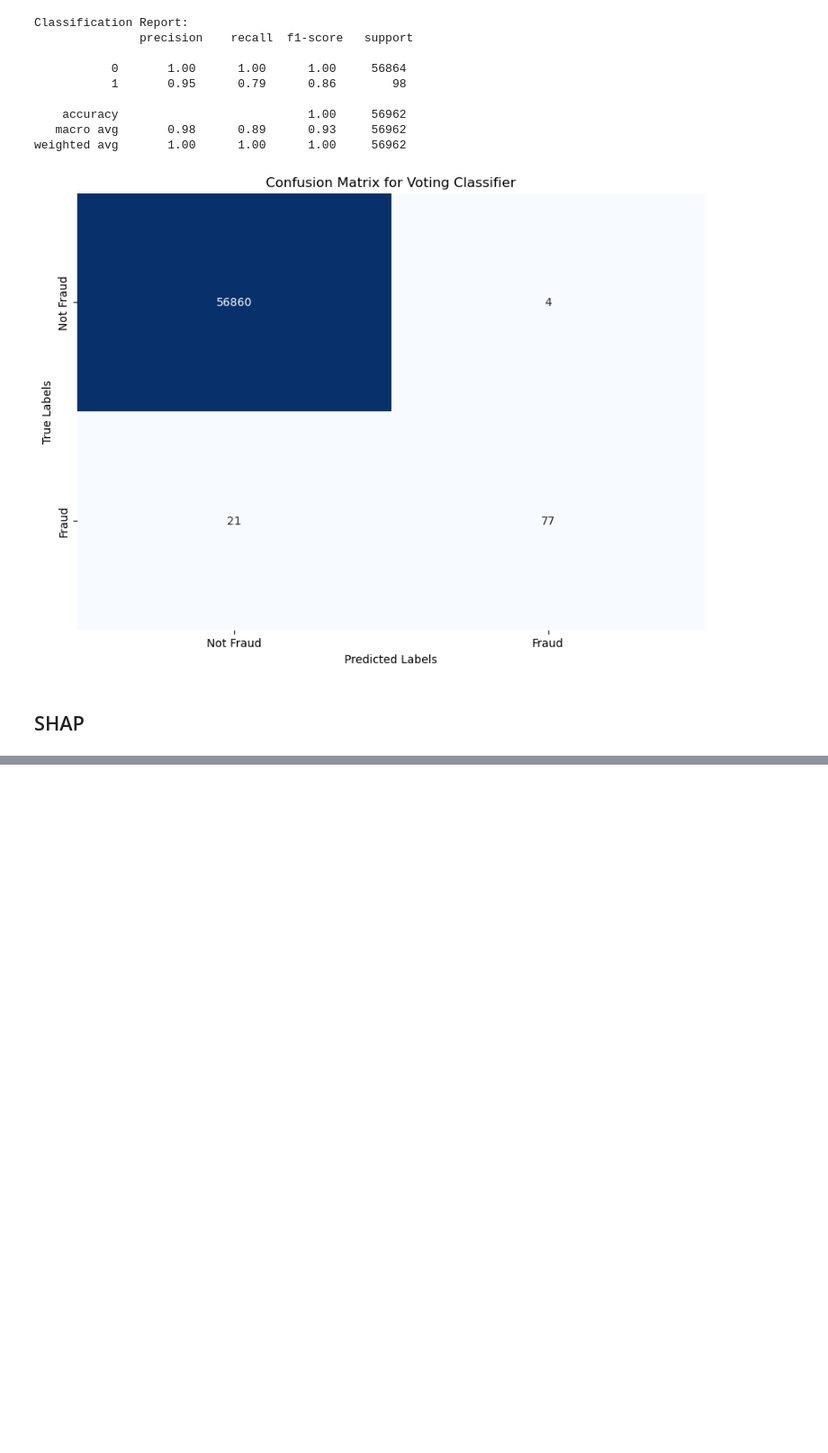
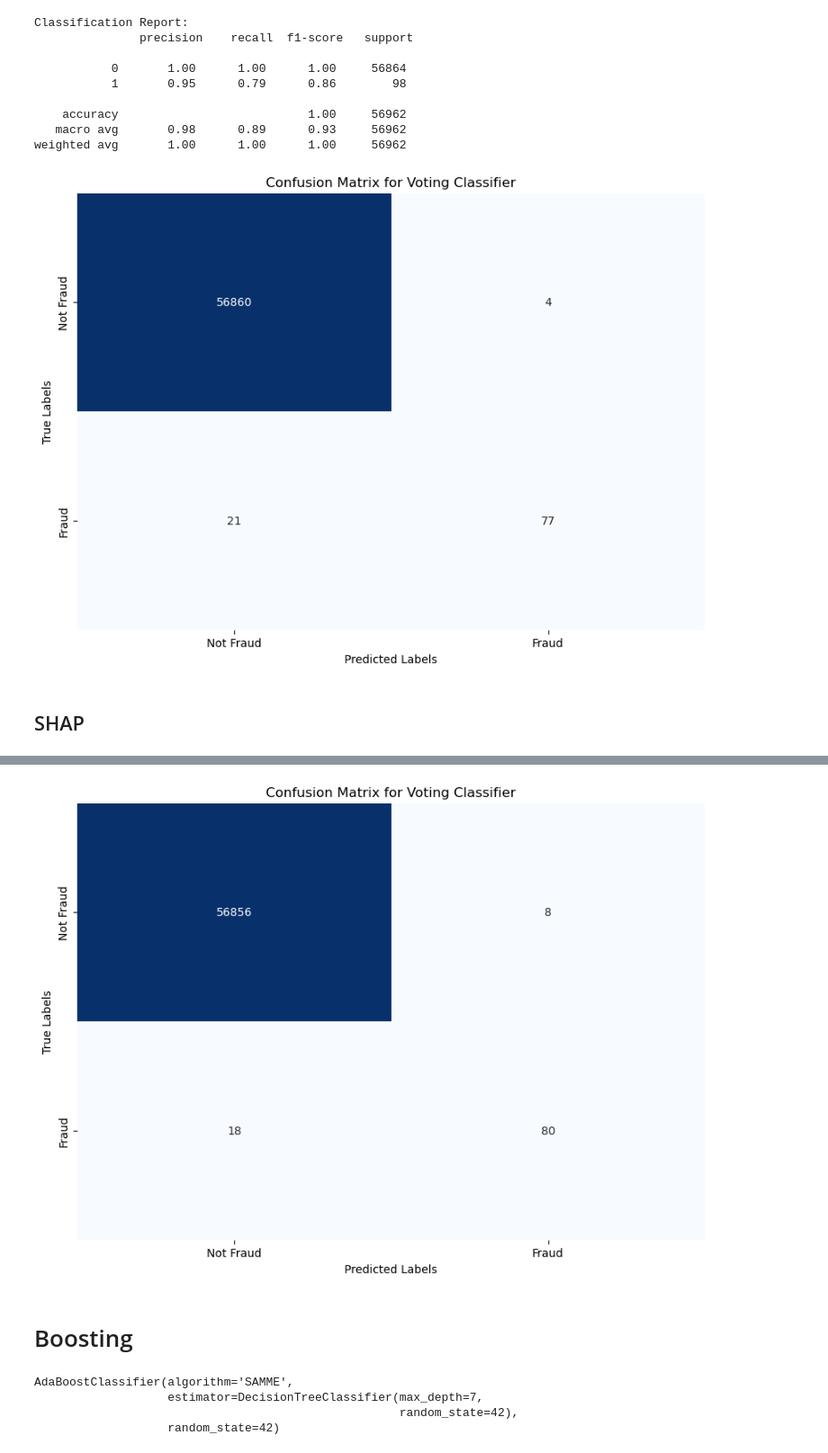
Before and after one commit to renatohack/2024.2-machine-learning, a Jupyter notebook: dr4/tp5/dr4_tp5_ensembles.ipynb, the cells around one changed output, grey strips where cells are left out. Shown at 90% size. Cells and saved outputs as stored; diff of their text form; code cells hidden in the pictures; blank space fills up the shorter version.

```diff
--- a/dr4/tp5/dr4_tp5_ensembles.ipynb
+++ b/dr4/tp5/dr4_tp5_ensembles.ipynb
@@ -151,0 +151,5 @@ with open('pickle/rf.p', 'wb') as file:
+# %%
+important_features = ['V17', 'V14', 'V12', 'V10']
+# %%
+X_train_reduced = X_train[important_features]
+X_test_reduced = X_test[important_features]
@@ -151,0 +161,2 @@ with open('pickle/rf.p', 'wb') as file:
+# %%
+y_pred_rf_reduced = rf_reduced.predict(X_test_reduced)
@@ -151,0 +175,14 @@ with open('pickle/rf.p', 'wb') as file:
+# %%
+plot_confusion_matrix(y_test, y_pred_rf_reduced, title='Confusion Matrix for Voting Classifier')
+# %% [output]
+[figure, added]
+# %% [markdown]
+# Boosting
+# %%
+ada_boost = AdaBoostClassifier(estimator=dt_final, n_estimators=50, random_state=42, algorithm='SAMME')
+ada_boost.fit(X_train_reduced, y_train)
+# %% [output]
+AdaBoostClassifier(algorithm='SAMME',
+                   estimator=DecisionTreeClassifier(max_depth=7,
+                                                    random_state=42),
+                   random_state=42)
```
Also changed, not shown: parts of 13 cells of this notebook, 1 other file.
